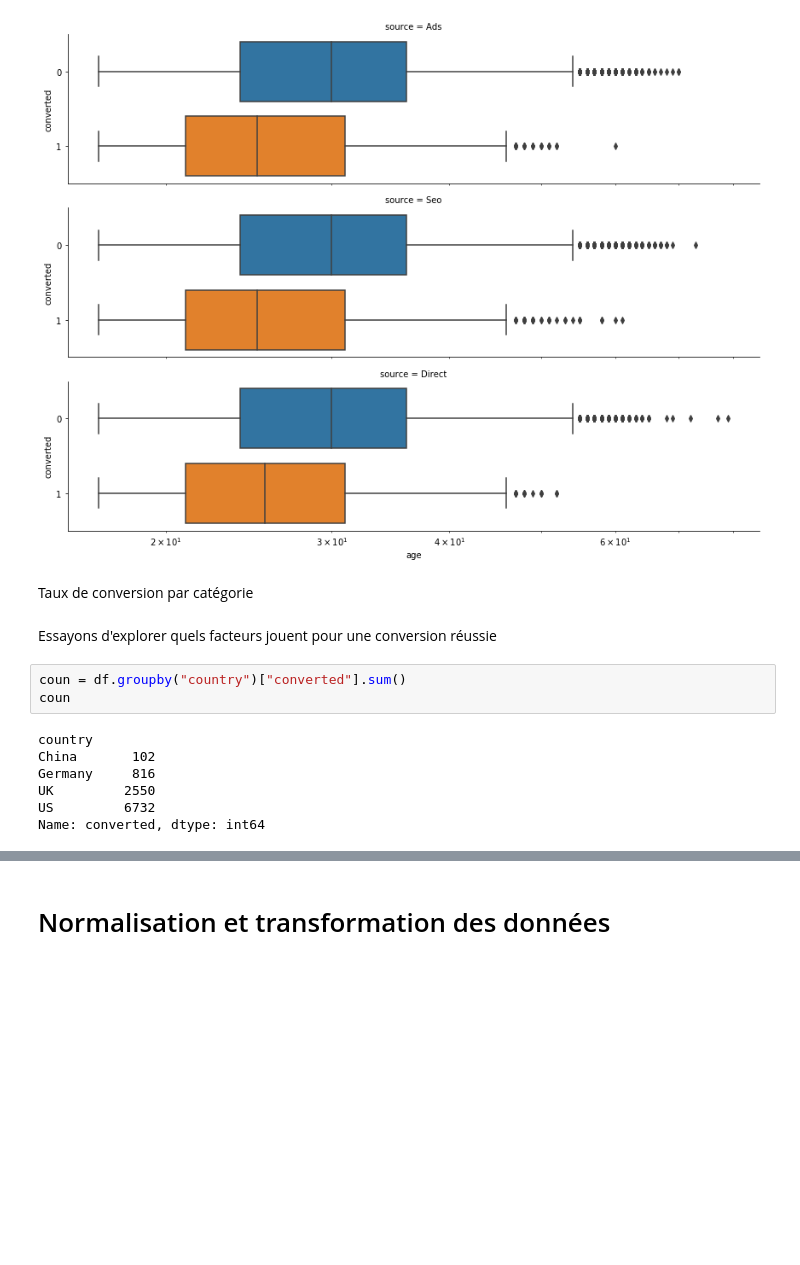
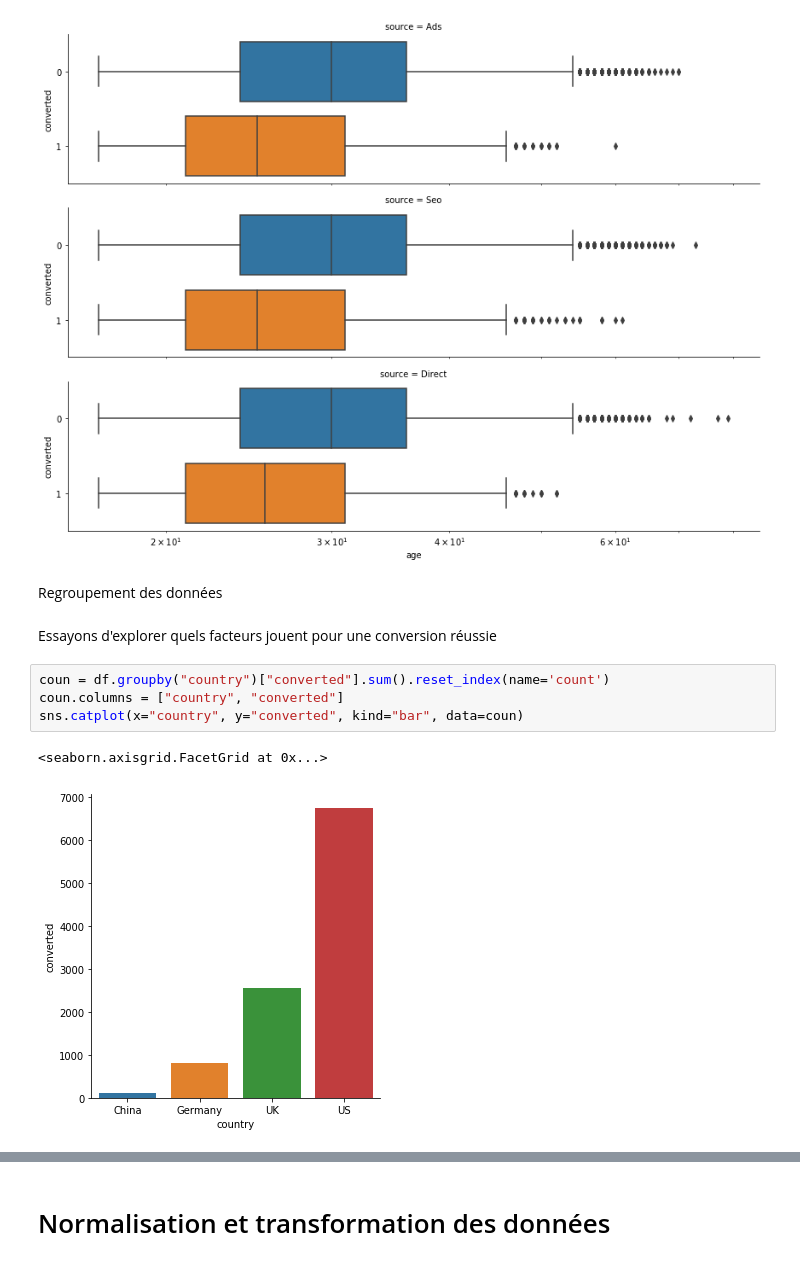
Before and after one commit to tbazzi/Data-Science---Fullstack-Bootcamp, a Jupyter notebook: S3_Projet_ConversionRate.ipynb, the cells around one changed output, grey strips where cells are left out. Drawn from its saved outputs; the diff is of its cells as text; blank space fills up the shorter version.

```diff
--- a/S3_Projet_ConversionRate.ipynb
+++ b/S3_Projet_ConversionRate.ipynb
@@ -108,20 +108,17 @@ g = sns.catplot(x="age", y="converted", row="source",
 g.set(xscale="log");
 # %% [output]
 [figure]
-# %% [markdown]
-Taux de conversion par catégorie
+# %% [markdown]
+Regroupement des données
 # %% [markdown]
 Essayons d'explorer quels facteurs jouent pour une conversion réussie
 # %%
-coun = df.groupby("country")["converted"].sum()
-coun
+coun = df.groupby("country")["converted"].sum().reset_index(name='count')
+coun.columns = ["country", "converted"]
+sns.catplot(x="country", y="converted", kind="bar", data=coun)
 # %% [output]
-country
-China       102
-Germany     816
-UK         2550
-US         6732
-Name: converted, dtype: int64
+<seaborn.axisgrid.FacetGrid at 0x...>
+[figure, added]
 # %%
 age = df[df['converted']==1]
 age = age['age'].value_counts(bins=4)
```
Also changed, not shown: parts of 19 cells of this notebook.
